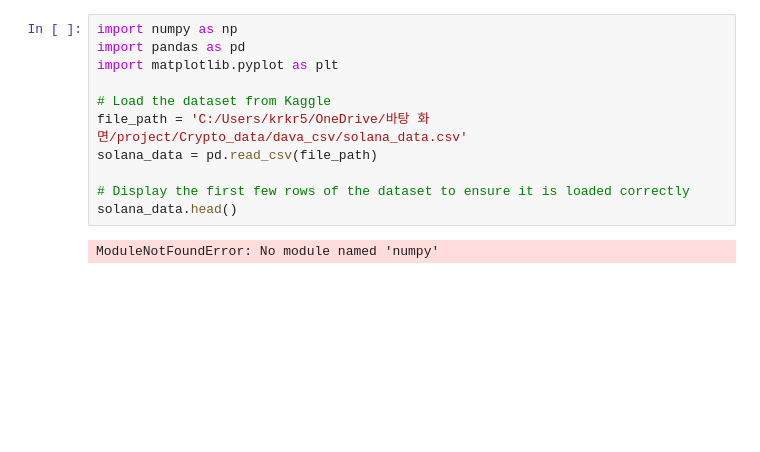
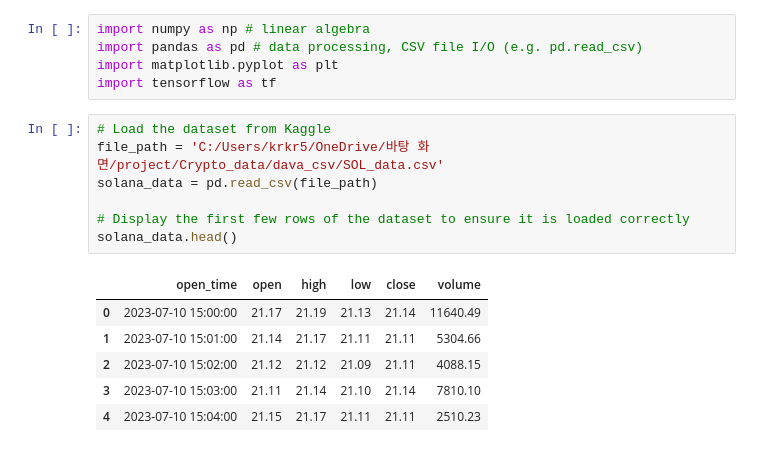
Before and after one commit to krkr5628/Crypto_Analysis, a Jupyter notebook: Source/Solana_Anlaysis.ipynb, the cells around one changed output. Cells and saved outputs as stored; diff of their text form; blank space fills up the shorter version.

```diff
--- a/Source/Solana_Anlaysis.ipynb
+++ b/Source/Solana_Anlaysis.ipynb
@@ -1,13 +1,19 @@
+# %%
+import numpy as np # linear algebra
+import pandas as pd # data processing, CSV file I/O (e.g. pd.read_csv)
+import matplotlib.pyplot as plt
+import tensorflow as tf
 # %%
-import numpy as np
-import pandas as pd
-import matplotlib.pyplot as plt
-
 # Load the dataset from Kaggle
-file_path = 'C:/Users/krkr5/OneDrive/바탕 화면/project/Crypto_data/dava_csv/solana_data.csv'
+file_path = 'C:/Users/krkr5/OneDrive/바탕 화면/project/Crypto_data/dava_csv/SOL_data.csv'
 solana_data = pd.read_csv(file_path)
 
 # Display the first few rows of the dataset to ensure it is loaded correctly
 solana_data.head()
 # %% [output]
-ModuleNotFoundError: No module named 'numpy'
+|  | open_time | open | high | low | close | volume |
+| 0 | 2023-07-10 15:00:00 | 21.17 | 21.19 | 21.13 | 21.14 | 11640.49 |
+| 1 | 2023-07-10 15:01:00 | 21.14 | 21.17 | 21.11 | 21.11 | 5304.66 |
+| 2 | 2023-07-10 15:02:00 | 21.12 | 21.12 | 21.09 | 21.11 | 4088.15 |
+| 3 | 2023-07-10 15:03:00 | 21.11 | 21.14 | 21.10 | 21.14 | 7810.10 |
+| 4 | 2023-07-10 15:04:00 | 21.15 | 21.17 | 21.11 | 21.11 | 2510.23 |
```
Also changed, not shown: parts of 13 cells of this notebook.
